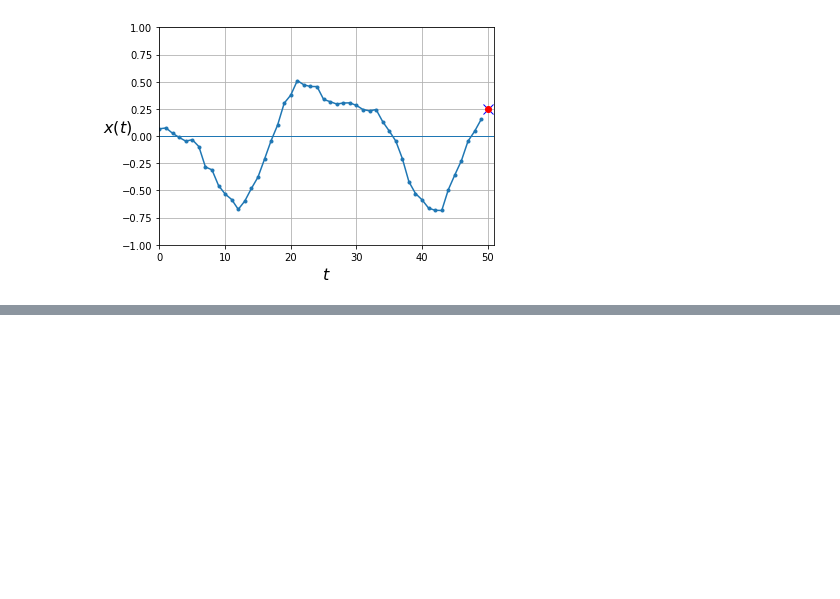
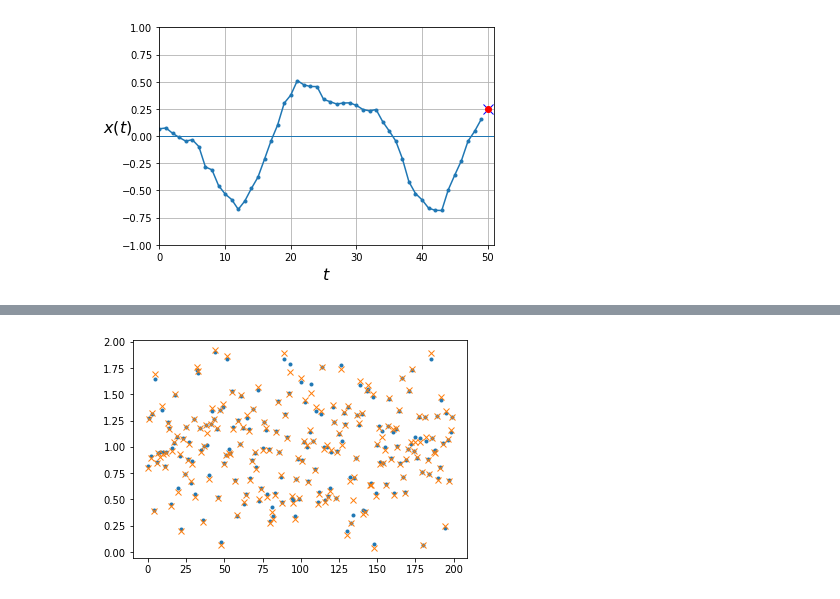
Before and after one commit to kaipoethkow/ml-challenges, a Jupyter notebook: rnn_addition/rnn_exploration.ipynb, the cells around one changed output, grey strips where cells are left out. Saved outputs shown, nothing was run; the diff lists cells and outputs as text; code cells hidden in the pictures; blank space fills up the shorter version.

```diff
--- a/rnn_addition/rnn_exploration.ipynb
+++ b/rnn_addition/rnn_exploration.ipynb
@@ -184,0 +234,3 @@ x
+# %%
+X_test, Y_test = get_adding_problem_data(seq_length=128, num_samples=200)
+model.evaluate(X_test, Y_test)
@@ -184,0 +240,6 @@ x
+# %%
+plt.plot(Y_test, '.')
+plt.plot(model.predict(X_test), 'x')
+plt.show()
+# %% [output]
+[figure, added]
```
Also changed, not shown: parts of 11 cells of this notebook.
